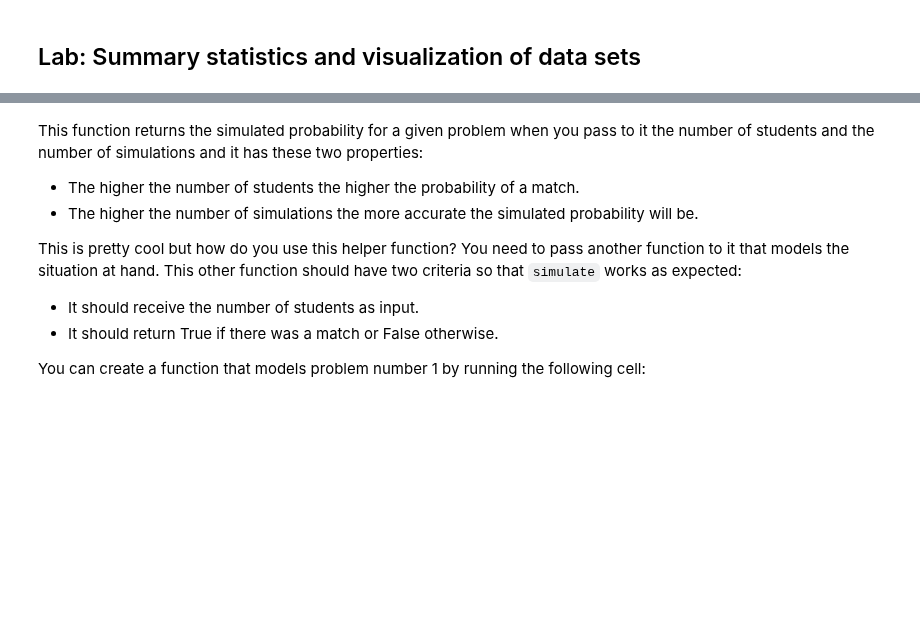
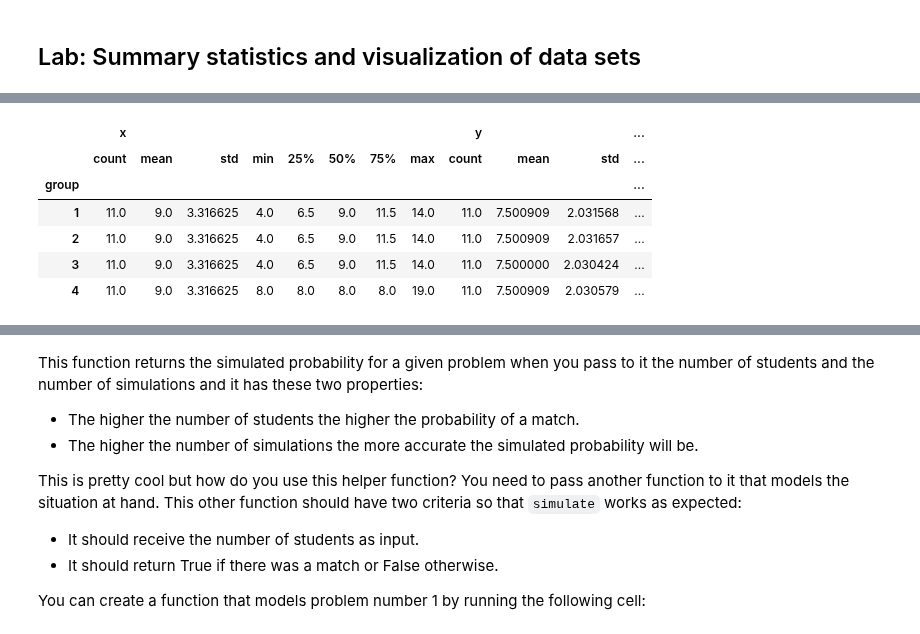
Before and after one commit to rahiakela/mathematics-for-machine-learning, a Jupyter notebook: mathematics-for-machine-learning-and-data-science-specialization/03-probability-and-statistics/week2-describing-probability-distributions/lab_1_summary_statistics_and_visualization_of_datasets.ipynb, the cells around one changed output, grey strips where cells are left out. Saved outputs shown, nothing was run; the diff lists cells and outputs as text; code cells hidden in the pictures; blank space fills up the shorter version.

```diff
--- a/mathematics-for-machine-learning-and-data-science-specialization/03-probability-and-statistics/week2-describing-probability-distributions/lab_1_summary_statistics_and_visualization_of_datasets.ipynb
+++ b/mathematics-for-machine-learning-and-data-science-specialization/03-probability-and-statistics/week2-describing-probability-distributions/lab_1_summary_statistics_and_visualization_of_datasets.ipynb
@@ -50,0 +40,3 @@ Before taking a look at the analytical solution you will try to solve it by crea
+# %%
+# This line of code reads the dataset named 'df_anscombe.csv', which is stored in the same directory as this notebook.
+df_anscombe = pd.read_csv("df_anscombe.csv")
@@ -50,0 +65,10 @@ Before taking a look at the analytical solution you will try to solve it by crea
+# %%
+df_anscombe.groupby("group").describe()
+# %% [output]
+|  | x |  |  |  |  |  |  |  | y |  |  | ... |
+|  | count | mean | std | min | 25% | 50% | 75% | max | count | mean | std | ... |
+| group |  |  |  |  |  |  |  |  |  |  |  | ... |
+| 1 | 11.0 | 9.0 | 3.316625 | 4.0 | 6.5 | 9.0 | 11.5 | 14.0 | 11.0 | 7.500909 | 2.031568 | ... |
+| 2 | 11.0 | 9.0 | 3.316625 | 4.0 | 6.5 | 9.0 | 11.5 | 14.0 | 11.0 | 7.500909 | 2.031657 | ... |
+| 3 | 11.0 | 9.0 | 3.316625 | 4.0 | 6.5 | 9.0 | 11.5 | 14.0 | 11.0 | 7.500000 | 2.030424 | ... |
+| 4 | 11.0 | 9.0 | 3.316625 | 8.0 | 8.0 | 8.0 | 8.0 | 19.0 | 11.0 | 7.500909 | 2.030579 | ... |
```
Also changed, not shown: parts of 20 cells of this notebook.
